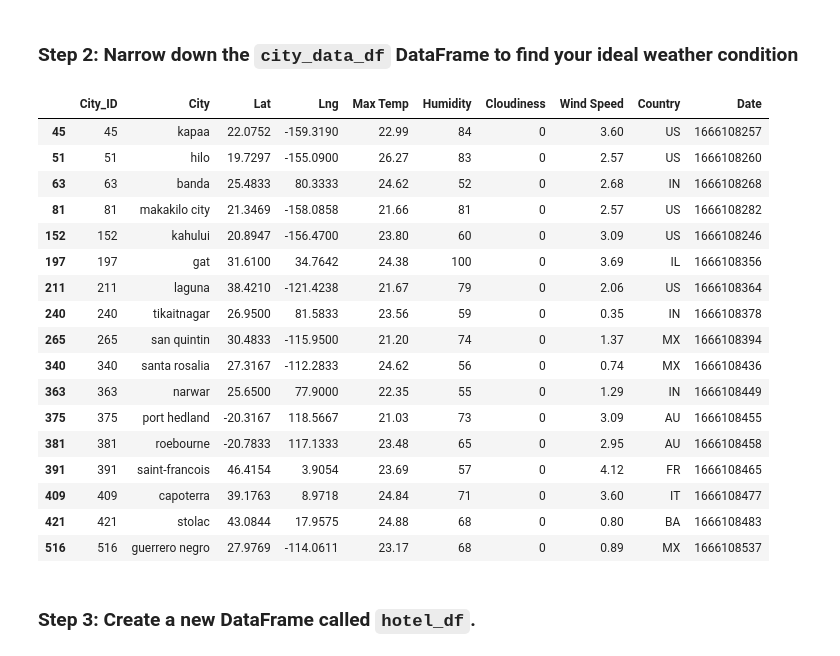
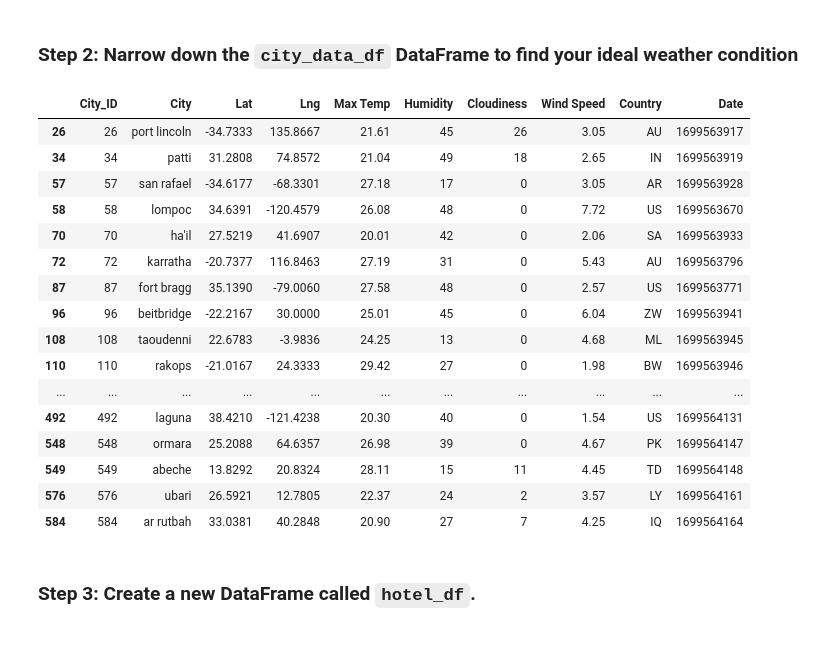
Before and after one commit to RaeAnnG/python-api-challenge, a Jupyter notebook: starter_code/VacationPyRG.ipynb, the cells around one changed output. Drawn from its saved outputs; the diff is of its cells as text; code cells hidden in the pictures.

```diff
--- a/starter_code/VacationPyRG.ipynb
+++ b/starter_code/VacationPyRG.ipynb
@@ -55,32 +58,32 @@ map_plot
 ### Step 2: Narrow down the `city_data_df` DataFrame to find your ideal weather condition
 # %%
 # Narrow down cities that fit criteria and drop any results with null values
-# YOUR CODE HERE
+city_ideal = city_data_df.loc[(city_data_df["Max Temp"]>=20) & (city_data_df["Max Temp"]<=30) \
+                              & (city_data_df["Humidity"]<=50) & (city_data_df["Cloudiness"]<=26)]
 
 # Drop any rows with null values
-# YOUR CODE HERE
+city_clean = city_ideal.dropna()
 
 # Display sample data
-# YOUR CODE HERE
+city_clean
 # %% [output]
 |  | City_ID | City | Lat | Lng | Max Temp | Humidity | Cloudiness | Wind Speed | Country | Date |
-| 45 | 45 | kapaa | 22.0752 | -159.3190 | 22.99 | 84 | 0 | 3.60 | US | 1666108257 |
-| 51 | 51 | hilo | 19.7297 | -155.0900 | 26.27 | 83 | 0 | 2.57 | US | 1666108260 |
-| 63 | 63 | banda | 25.4833 | 80.3333 | 24.62 | 52 | 0 | 2.68 | IN | 1666108268 |
-| 81 | 81 | makakilo city | 21.3469 | -158.0858 | 21.66 | 81 | 0 | 2.57 | US | 1666108282 |
-| 152 | 152 | kahului | 20.8947 | -156.4700 | 23.80 | 60 | 0 | 3.09 | US | 1666108246 |
-| 197 | 197 | gat | 31.6100 | 34.7642 | 24.38 | 100 | 0 | 3.69 | IL | 1666108356 |
-| 211 | 211 | laguna | 38.4210 | -121.4238 | 21.67 | 79 | 0 | 2.06 | US | 1666108364 |
-| 240 | 240 | tikaitnagar | 26.9500 | 81.5833 | 23.56 | 59 | 0 | 0.35 | IN | 1666108378 |
-| 265 | 265 | san quintin | 30.4833 | -115.9500 | 21.20 | 74 | 0 | 1.37 | MX | 1666108394 |
-| 340 | 340 | santa rosalia | 27.3167 | -112.2833 | 24.62 | 56 | 0 | 0.74 | MX | 1666108436 |
-| 363 | 363 | narwar | 25.6500 | 77.9000 | 22.35 | 55 | 0 | 1.29 | IN | 1666108449 |
-| 375 | 375 | port hedland | -20.3167 | 118.5667 | 21.03 | 73 | 0 | 3.09 | AU | 1666108455 |
-| 381 | 381 | roebourne | -20.7833 | 117.1333 | 23.48 | 65 | 0 | 2.95 | AU | 1666108458 |
-| 391 | 391 | saint-francois | 46.4154 | 3.9054 | 23.69 | 57 | 0 | 4.12 | FR | 1666108465 |
-| 409 | 409 | capoterra | 39.1763 | 8.9718 | 24.84 | 71 | 0 | 3.60 | IT | 1666108477 |
-| 421 | 421 | stolac | 43.0844 | 17.9575 | 24.88 | 68 | 0 | 0.80 | BA | 1666108483 |
-| 516 | 516 | guerrero negro | 27.9769 | -114.0611 | 23.17 | 68 | 0 | 0.89 | MX | 1666108537 |
+| 26 | 26 | port lincoln | -34.7333 | 135.8667 | 21.61 | 45 | 26 | 3.05 | AU | 1699563917 |
+| 34 | 34 | patti | 31.2808 | 74.8572 | 21.04 | 49 | 18 | 2.65 | IN | 1699563919 |
+| 57 | 57 | san rafael | -34.6177 | -68.3301 | 27.18 | 17 | 0 | 3.05 | AR | 1699563928 |
+| 58 | 58 | lompoc | 34.6391 | -120.4579 | 26.08 | 48 | 0 | 7.72 | US | 1699563670 |
+| 70 | 70 | ha'il | 27.5219 | 41.6907 | 20.01 | 42 | 0 | 2.06 | SA | 1699563933 |
+| 72 | 72 | karratha | -20.7377 | 116.8463 | 27.19 | 31 | 0 | 5.43 | AU | 1699563796 |
+| 87 | 87 | fort bragg | 35.1390 | -79.0060 | 27.58 | 48 | 0 | 2.57 | US | 1699563771 |
+| 96 | 96 | beitbridge | -22.2167 | 30.0000 | 25.01 | 45 | 0 | 6.04 | ZW | 1699563941 |
+| 108 | 108 | taoudenni | 22.6783 | -3.9836 | 24.25 | 13 | 0 | 4.68 | ML | 1699563945 |
+| 110 | 110 | rakops | -21.0167 | 24.3333 | 29.42 | 27 | 0 | 1.98 | BW | 1699563946 |
+| ... | ... | ... | ... | ... | ... | ... | ... | ... | ... | ... |
+| 492 | 492 | laguna | 38.4210 | -121.4238 | 20.30 | 40 | 0 | 1.54 | US | 1699564131 |
+| 548 | 548 | ormara | 25.2088 | 64.6357 | 26.98 | 39 | 0 | 4.67 | PK | 1699564147 |
+| 549 | 549 | abeche | 13.8292 | 20.8324 | 28.11 | 15 | 11 | 4.45 | TD | 1699564148 |
+| 576 | 576 | ubari | 26.5921 | 12.7805 | 22.37 | 24 | 2 | 3.57 | LY | 1699564161 |
+| 584 | 584 | ar rutbah | 33.0381 | 40.2848 | 20.90 | 27 | 7 | 4.25 | IQ | 1699564164 |
 # %% [markdown]
 ### Step 3: Create a new DataFrame called `hotel_df`.
 # %%
```
Also changed, not shown: parts of 2 cells of this notebook.
